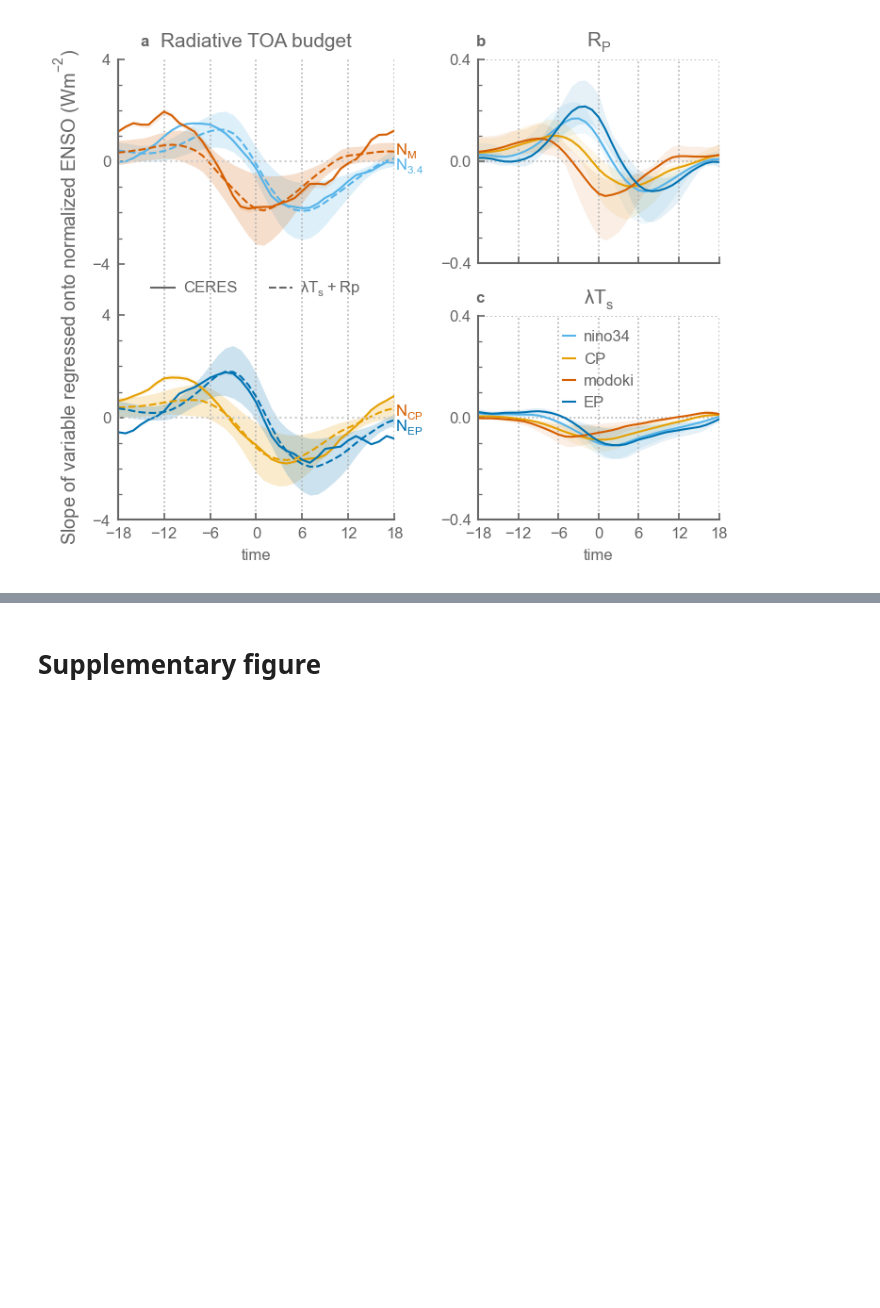
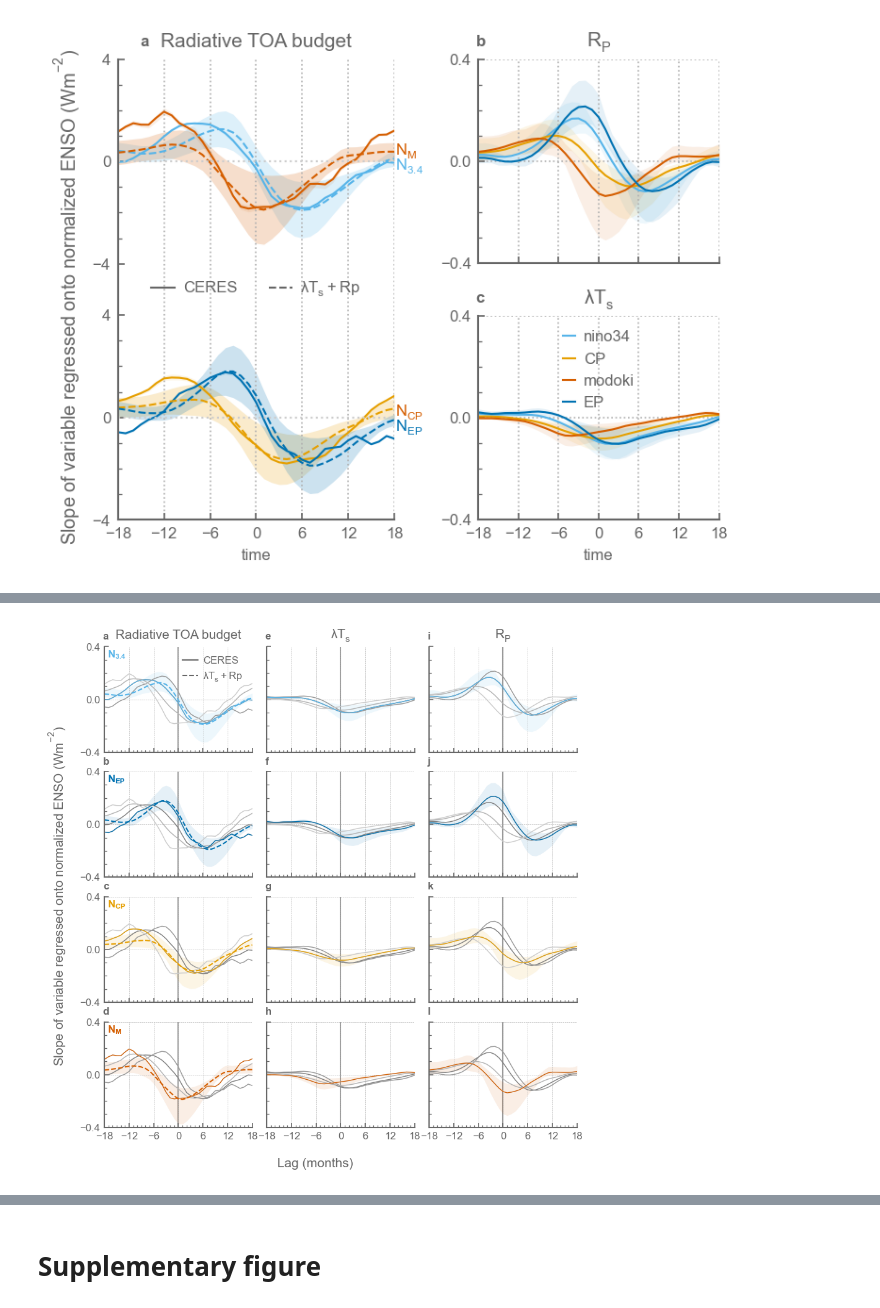
Before and after one commit to rguilcas/2025_GRL_Pattern-effect-internal-variability, a Jupyter notebook: Processing.ipynb, the cells around one changed output, grey strips where cells are left out. Drawn from its saved outputs; the diff is of its cells as text; code cells hidden in the pictures; blank space fills up the shorter version.

```diff
--- a/Processing.ipynb
+++ b/Processing.ipynb
@@ -1112,0 +985,77 @@ plt.savefig('plots/compare_with_ceres_lag_corr.pdf')
+# %%
+fig, axs = plt.subplots(4,3, figsize=(6,6), sharex=True, sharey=True)
+
+color_per_k = [0,3,1,2]
+modes = ['nino34','EP','CP','modoki']
+index_names = ['N$_{3.4}$','N$_{EP}$','N$_{CP}$','N$_{M}$',]
+for k in range(4):
+    main_color=color_palette_enso[color_per_k[k]]
+    ax=axs[k,0]
+
+    ds_ceres_lag.rename(lag='time').lntime.plot(
+        hue='mode', ax=ax, thick_line='mean',
+                                 color=['.5','.6','.7','.8'],
+                                 line_kwargs=dict(ls='-',linewidth=.7),
+                                 shaded_area='quantiles', quantile_min=.17, quantile_max=.83,
+                                 shaded_area_alpha=0, add_legend=False)
+    ds_temp_lag.rename(lag='time').lntime.plot(
+        hue='mode', ax=axs[k,1], thick_line='mean',
+                                 color=['.5','.6','.7','.8'],
+                                 line_kwargs=dict(ls='-',linewidth=.7),
+                                 shaded_area='quantiles', quantile_min=.17, quantile_max=.83,
+                                 shaded_area_alpha=0, add_legend=False)
+    ds_pattern_lag.rename(lag='time').lntime.plot(
+        hue='mode', ax=axs[k,2], thick_line='mean',
+                                 color=['.5','.6','.7','.8'],
+                                 line_kwargs=dict(ls='-',linewidth=.7),
+                                 shaded_area='quantiles', quantile_min=.17, quantile_max=.83,
+                                 shaded_area_alpha=0, add_legend=False)
+
+    ds_ceres_lag.sel(mode=modes[k]).mean('product').plot(
+                                ax=ax,
+                                color=main_color, linewidth=.6
+                                                        )
+    (ds_pattern_lag+ds_temp_lag).sel(mode=modes[k]).rename(lag='time').lntime.plot(
+                                 ax=ax, thick_line='mean',
+                                 color=main_color,
+                                 line_kwargs=dict(ls='--', linewidth=1), shaded_area='quantiles', quantile_min=.05, quantile_max=.95,
+                                 shaded_area_alpha=.1)
+    (ds_temp_lag).sel(mode=modes[k]).rename(lag='time').lntime.plot(
+                                 ax=axs[k,1], thick_line='mean',
+                                 color=main_color,
+                                 line_kwargs=dict(ls='-', linewidth=.6), shaded_area='quantiles', quantile_min=.05, quantile_max=.95,
+                                 shaded_area_alpha=.1)
+    (ds_pattern_lag).sel(mode=modes[k]).rename(lag='time').lntime.plot(
+                                 ax=axs[k,2], thick_line='mean',
+                                 color=main_color,
+                                 line_kwargs=dict(ls='-', linewidth=.6), shaded_area='quantiles', quantile_min=.05, quantile_max=.95,
+                                 shaded_area_alpha=.1)
+    ax.text(.02,.87, index_names[k], color=main_color, weight='bold', transform=ax.transAxes, ha='left', va='bottom')
+for k, ax in enumerate(axs.T.flatten()):
+    ax.set(title='',ylabel='', xlabel='')
+    ax.legend().remove()
+    ax.set(xlim=(-18,18))
+    ax.set(ylim=(-.4,.4))
+    ax.xaxis.set_major_locator(plt.MultipleLocator(6))
+    ax.xaxis.set_minor_locator(plt.MultipleLocator(1))
+    ax.yaxis.set_major_locator(plt.MultipleLocator(.4))
+    ax.yaxis.set_minor_locator(plt.MultipleLocator(.1))
+    ax.grid(ls='--', lw=.3, )
+    ax.axvline(0, color='.6', zorder=0)
+    ax.text(-.01, 1.05, chr(ord('a')+k), transform=ax.transAxes, ha='left', va='bottom', weight='bold')
+
+custom_lines = [Line2D([0], [0], color='.4', lw=1,),
+                Line2D([0], [0], color='.4', lw=1, ls='--')]
+axs[0,0].legend(custom_lines, ['CERES','$\lambda T_s+Rp$'], handlelength=1.5, loc='upper right')
+
+fig.supylabel(r'Slope of variable regressed onto normalized ENSO (Wm$^{-2}$)', size=10)
+fig.supxlabel(r'Lag (months)', size=10)
+
+axs[0,0].set_title('Radiative TOA budget')
+axs[0,1].set_title(r'$\lambda T_s$')
+axs[0,2].set_title('$R_P$')
+
+plt.tight_layout(h_pad=0, w_pad=0)
+plt.savefig('plots/compare_with_ceres_lag_corr.pdf')
+# %% [output]
+[figure, added]
```
Also changed, not shown: parts of 8 cells of this notebook, 13 other files.
